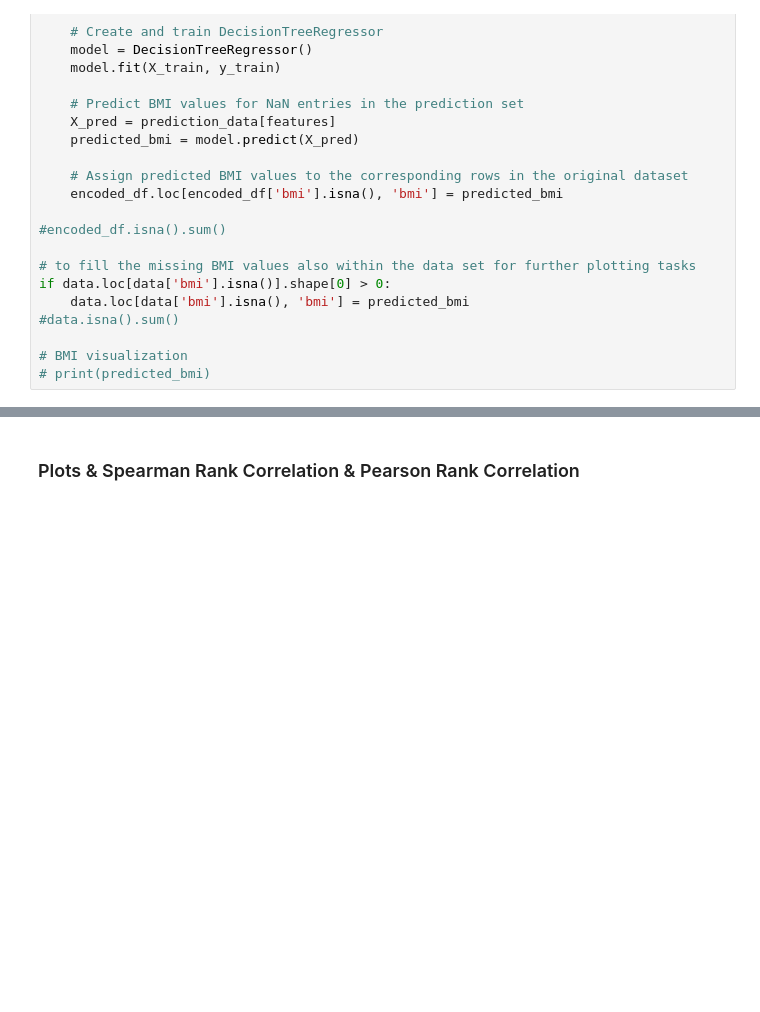
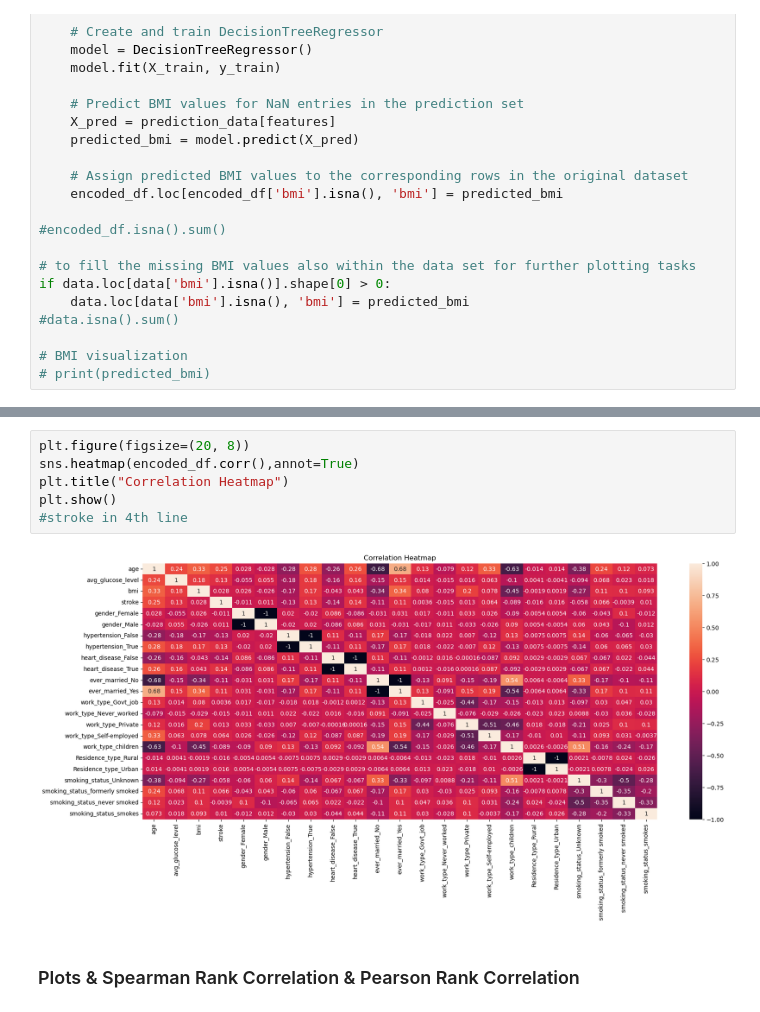
Before and after one commit to mustra12/project_FoDS, a Jupyter notebook: projectFoDS_25_5_23.ipynb, the cells around one changed output, grey strips where cells are left out. Cells and saved outputs as stored; diff of their text form; blank space fills up the shorter version.

```diff
--- a/projectFoDS_25_5_23.ipynb
+++ b/projectFoDS_25_5_23.ipynb
@@ -576,3 +592,11 @@ if data.loc[data['bmi'].isna()].shape[0] > 0:
+# %%
+plt.figure(figsize=(20, 8))
+sns.heatmap(encoded_df.corr(),annot=True)
+plt.title("Correlation Heatmap")
+plt.show()
+#stroke in 4th line
+# %% [output]
+[figure, added]
 # %% [markdown]
 ### Plots & Spearman Rank Correlation & Pearson Rank Correlation
 # %%
```
Also changed, not shown: parts of 10 cells of this notebook.
